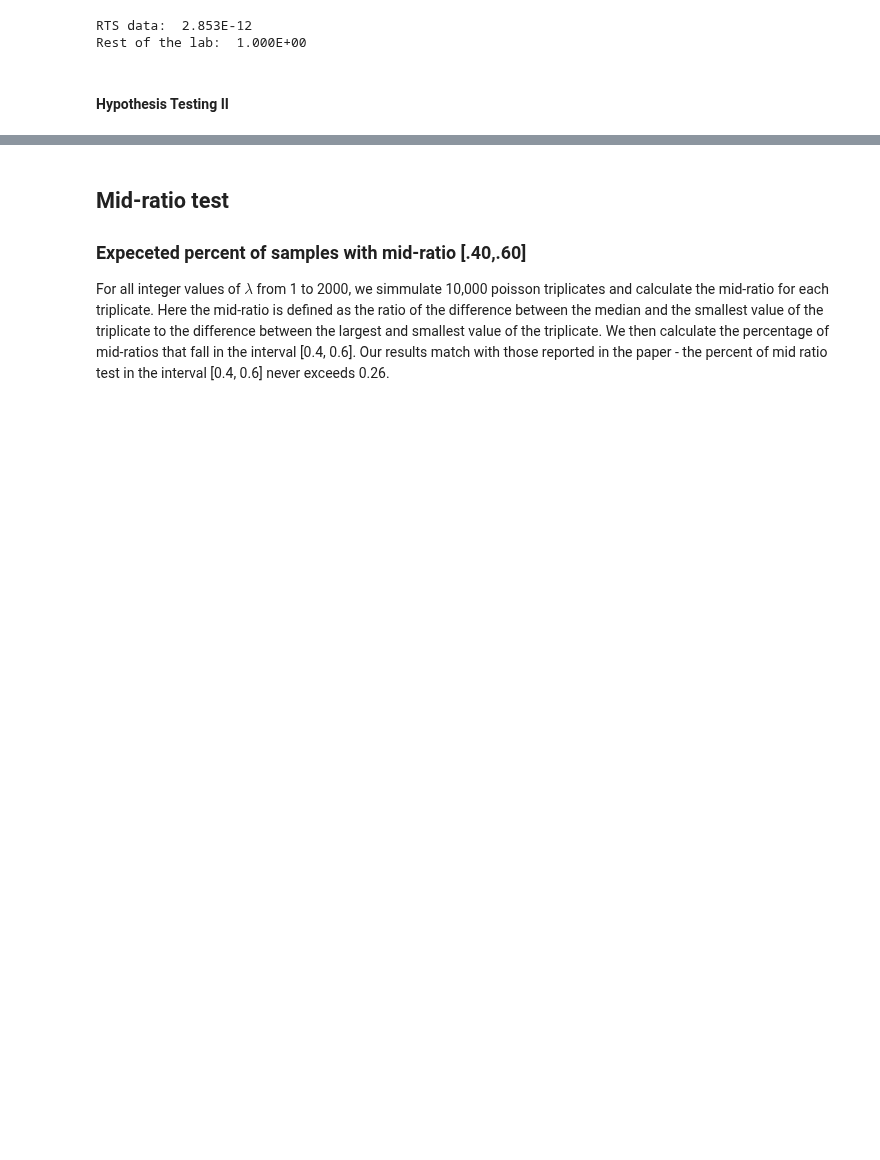
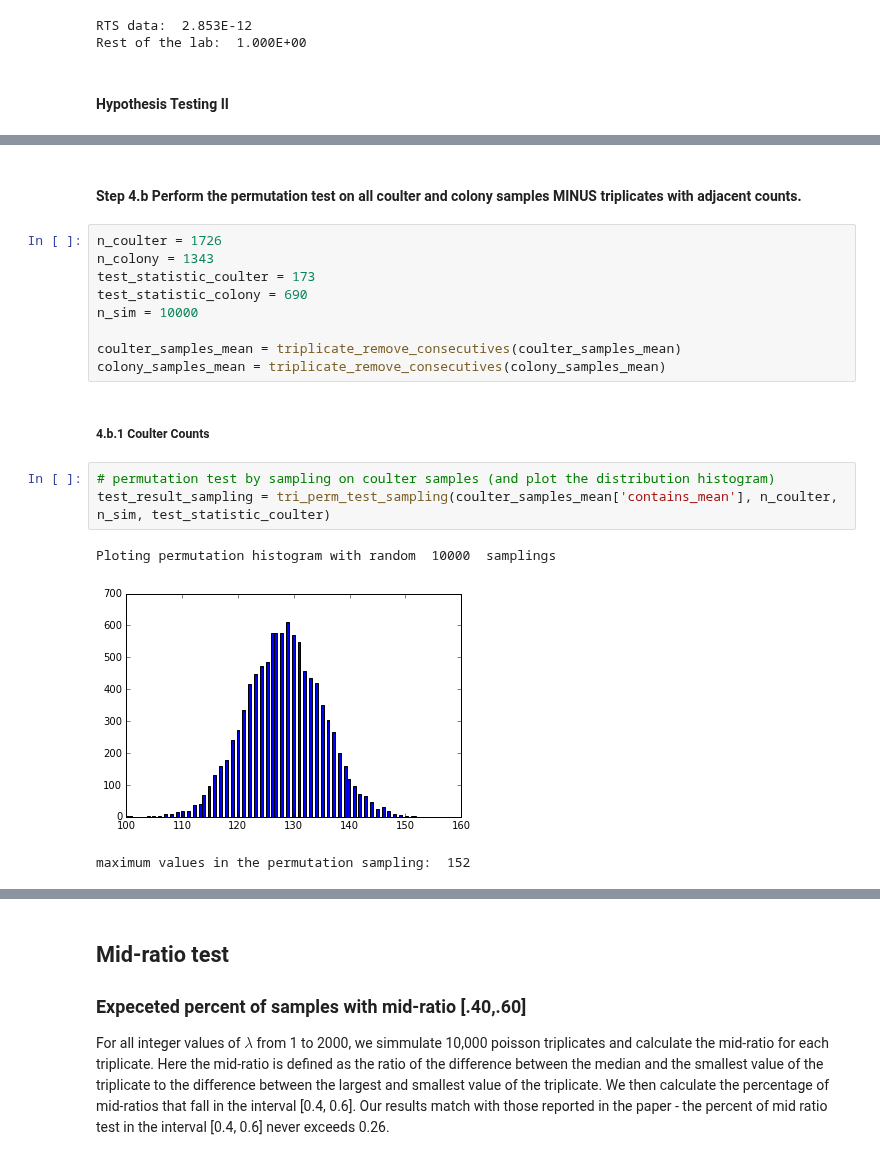
Before and after one commit to mads14/S215a-groupwork, a Jupyter notebook: science-open-research/OSR_Pitt_Hill.ipynb, the cells around one changed output, grey strips where cells are left out. Cells and saved outputs as stored; diff of their text form; blank space fills up the shorter version.

```diff
--- a/science-open-research/OSR_Pitt_Hill.ipynb
+++ b/science-open-research/OSR_Pitt_Hill.ipynb
@@ -229,0 +237,20 @@ Probability that sampled permutation >= test statistic:  2.404E-43
+# %% [markdown]
+#### Step 4.b Perform the permutation test on all coulter and colony samples MINUS triplicates with adjacent counts. ####
+# %%
+n_coulter = 1726
+n_colony = 1343
+test_statistic_coulter = 173
+test_statistic_colony = 690
+n_sim = 10000
+
+coulter_samples_mean = triplicate_remove_consecutives(coulter_samples_mean)
+colony_samples_mean = triplicate_remove_consecutives(colony_samples_mean)
+# %% [markdown]
+##### 4.b.1 Coulter Counts #####
+# %%
+# permutation test by sampling on coulter samples (and plot the distribution histogram)
+test_result_sampling = tri_perm_test_sampling(coulter_samples_mean['contains_mean'], n_coulter, n_sim, test_statistic_coulter)
+# %% [output]
+Ploting permutation histogram with random  10000  samplings
+[figure, added]
+maximum values in the permutation sampling:  152
```
Also changed, not shown: parts of 41 cells of this notebook.
